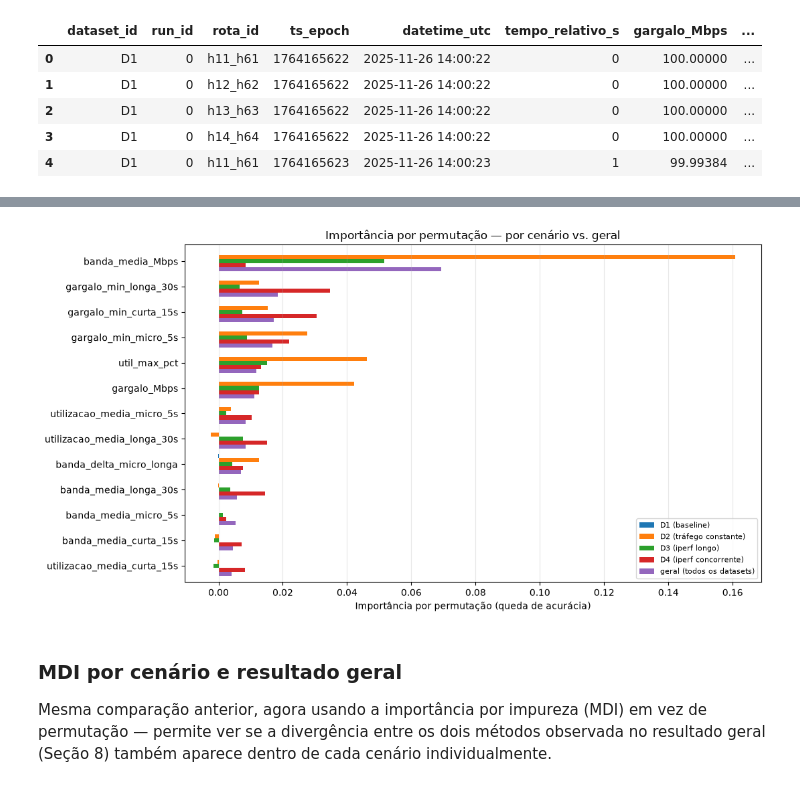
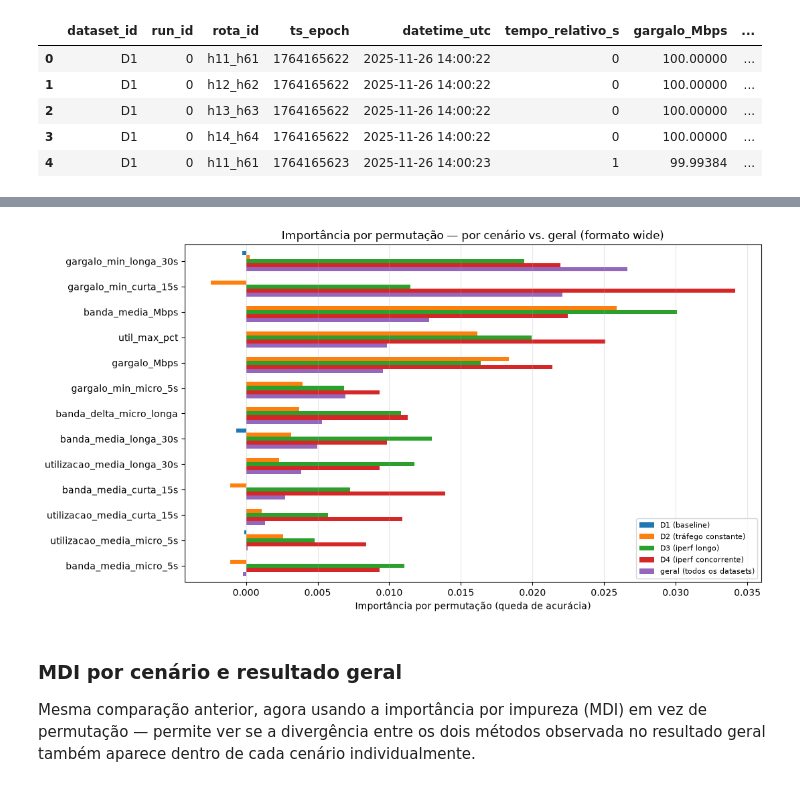
Before and after one commit to auerbeatriz/path-aware-datasets, a Jupyter notebook: Feature_Store_Datasets.ipynb, the cells around one changed output, grey strips where cells are left out. Drawn from its saved outputs; the diff is of its cells as text; code cells hidden in the pictures.

```diff
--- a/Feature_Store_Datasets.ipynb
+++ b/Feature_Store_Datasets.ipynb
@@ -450,0 +474,17 @@ acurácia no teste: 0.8455
+# %%
+colunas_wide = [c for c in base_wide.columns if c not in ('dataset_id', 'ts_epoch', 'melhor_rota')]
+
+X_wide = base_wide[colunas_wide]
+y_wide = base_wide['melhor_rota'].astype(int)
+
+X_train_w, X_test_w, y_train_w, y_test_w = train_test_split(
+    X_wide, y_wide, test_size=0.2, random_state=RANDOM_STATE, stratify=y_wide
+)
+
+modelo_wide = RandomForestClassifier(n_estimators=300, random_state=RANDOM_STATE, n_jobs=-1)
+modelo_wide.fit(X_train_w, y_train_w)
+
+acuracia_wide = modelo_wide.score(X_test_w, y_test_w)
+print(f"features: {len(colunas_wide)} ({len(candidatas)} métricas × 4 rotas)")
+print(f"registros: {len(X_wide)}")
+print(f"acurácia no teste: {acuracia_wide:.4f}")
@@ -574,14 +577,17 @@ CENARIOS = {
     'D4 (iperf concorrente)': ['D4', 'D4b'],
 }
 
-importancias_por_cenario = {}
+importancias_perm_por_cenario = {}
 importancias_mdi_por_cenario = {}
 acuracias_por_cenario = {}
 
 for nome_cenario, datasets_cenario in CENARIOS.items():
     base_c = base[base.dataset_id.isin(datasets_cenario)]
-    X_c = base_c[candidatas]
-    y_c = base_c['melhor_rota'].astype(int)
+    base_wide_c = fs.construir_wide(base_c, candidatas)
+
+    colunas_wide_c = [c for c in base_wide_c.columns if c not in ('dataset_id', 'ts_epoch', 'melhor_rota')]
+    X_c = base_wide_c[colunas_wide_c]
+    y_c = base_wide_c['melhor_rota'].astype(int)
 
     X_train_c, X_test_c, y_train_c, y_test_c = train_test_split(
         X_c, y_c, test_size=0.2, random_state=RANDOM_STATE, stratify=y_c
@@ -596,13 +602,12 @@ for nome_cenario, datasets_cenario in CENARIOS.items():
         n_repeats=5, random_state=RANDOM_STATE, n_jobs=1
     )
 
-    importancias_por_cenario[nome_cenario] = pd.Series(
-        resultado_perm_c.importances_mean, index=candidatas
-    )
-    importancias_mdi_por_cenario[nome_cenario] = pd.Series(
-        modelo_c.feature_importances_, index=candidatas
-    )
+    perm_c = pd.Series(resultado_perm_c.importances_mean, index=colunas_wide_c)
+    mdi_c = pd.Series(modelo_c.feature_importances_, index=colunas_wide_c)
+
+    importancias_perm_por_cenario[nome_cenario] = perm_c.groupby(metrica_de).sum()
+    importancias_mdi_por_cenario[nome_cenario] = mdi_c.groupby(metrica_de).sum()
     acuracias_por_cenario[nome_cenario] = acuracia_c
 
-    print(f"{nome_cenario:26s} | registros: {len(X_c):6d} | acurácia: {acuracia_c:.4f}")
+    print(f"{nome_cenario:26s} | timestamps: {len(X_c):6d} | acurácia: {acuracia_c:.4f}")
 # %% [output]
@@ -624,5 +624,5 @@ cuja relevância é específica de um regime de tráfego.
 # %%
-comparacao_cenarios = pd.DataFrame(importancias_por_cenario)
+comparacao_cenarios = pd.DataFrame(importancias_perm_por_cenario)
 comparacao_cenarios['geral (todos os datasets)'] = importancia_perm
 comparacao_cenarios = comparacao_cenarios.sort_values('geral (todos os datasets)', ascending=False)
 
@@ -645,22 +645,22 @@ comparacao_cenarios
 # %%
 fig, ax = plt.subplots(figsize=(11, 6))
 comparacao_cenarios.plot.barh(ax=ax, width=0.8)
 ax.set_xlabel('Importância por permutação (queda de acurácia)')
-ax.set_title('Importância por permutação — por cenário vs. geral')
+ax.set_title('Importância por permutação — por cenário vs. geral (formato wide)')
 ax.invert_yaxis()
 ax.grid(axis='x', alpha=0.3)
 ax.legend(fontsize=8, loc='lower right')
 plt.tight_layout()
 plt.show()
 # %% [output]
-[figure, old version]
+[figure, new version]
 # %% [markdown]
 ### MDI por cenário e resultado geral
 
-Mesma comparação anterior, agora usando a importância por impureza (MDI)
-em vez de permutação — permite ver se a divergência entre os dois métodos
-observada no resultado geral (Seção 8) também aparece dentro de cada
-cenário individualmente.
+Mesma comparação anterior, agora usando a importância por impureza (MDI) em
+vez de permutação — permite ver se a divergência entre os dois métodos
+observada no resultado geral também aparece dentro de cada cenário
+individualmente.
 # %%
 comparacao_cenarios_mdi = pd.DataFrame(importancias_mdi_por_cenario)
 comparacao_cenarios_mdi['geral (todos os datasets)'] = importancia_mdi
```
Also changed, not shown: parts of 45 cells of this notebook, 10 other files.
